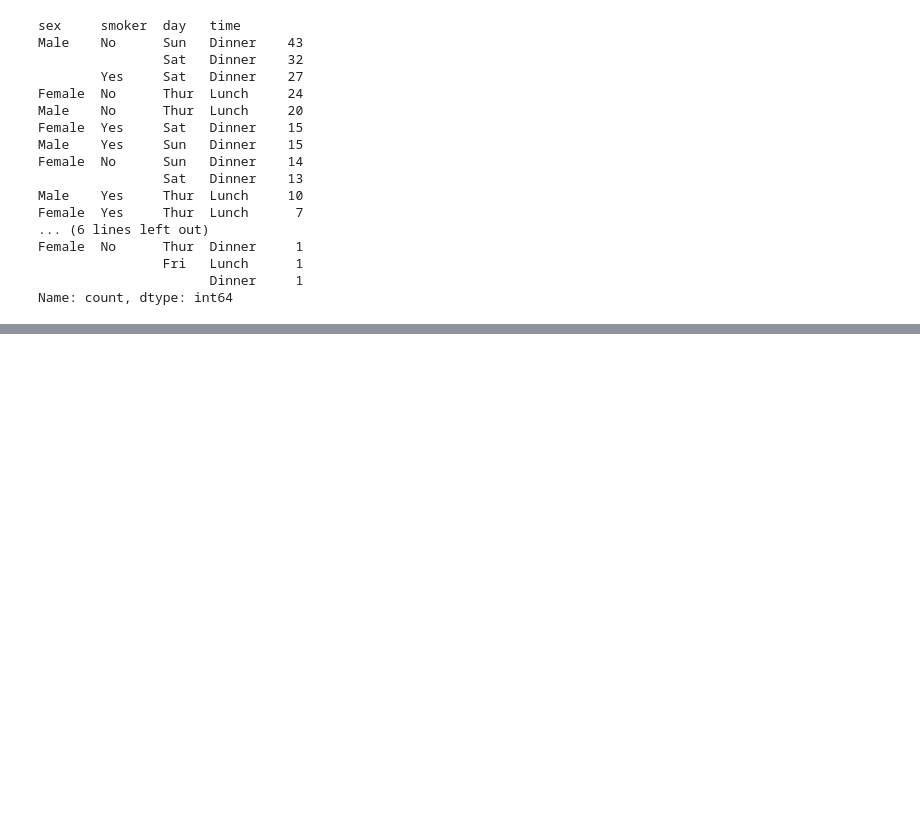
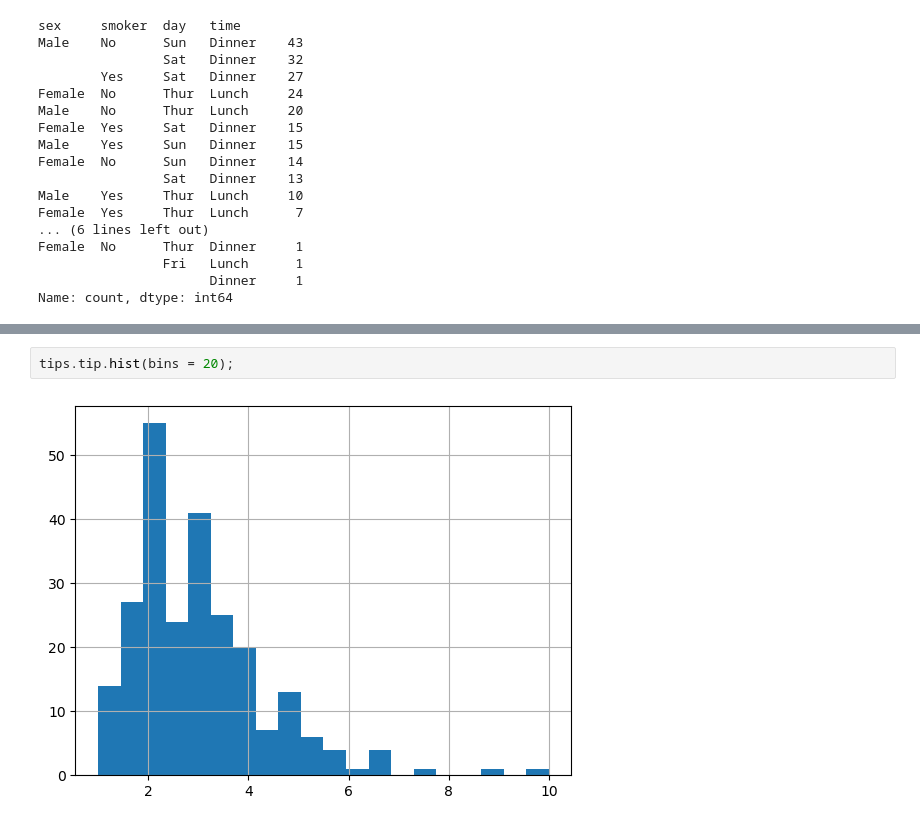
Before and after one commit to Dans182/jupyter-python, a Jupyter notebook: Daniel/20240415.ipynb, the cells around one changed output, grey strips where cells are left out. Drawn from its saved outputs; the diff is of its cells as text; blank space fills up the shorter version.

```diff
--- a/Daniel/20240415.ipynb
+++ b/Daniel/20240415.ipynb
@@ -338,0 +488,4 @@ Name: count, dtype: int64
+# %%
+tips.tip.hist(bins = 20);
+# %% [output]
+[figure, added]
```
Also changed, not shown: parts of 24 cells of this notebook.
